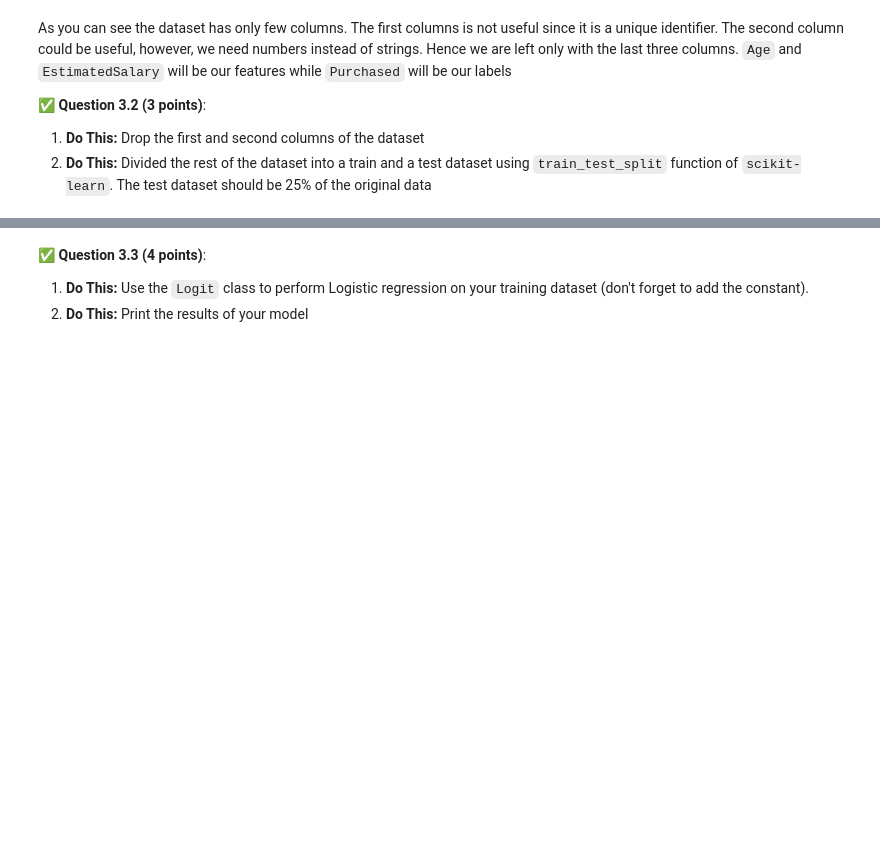
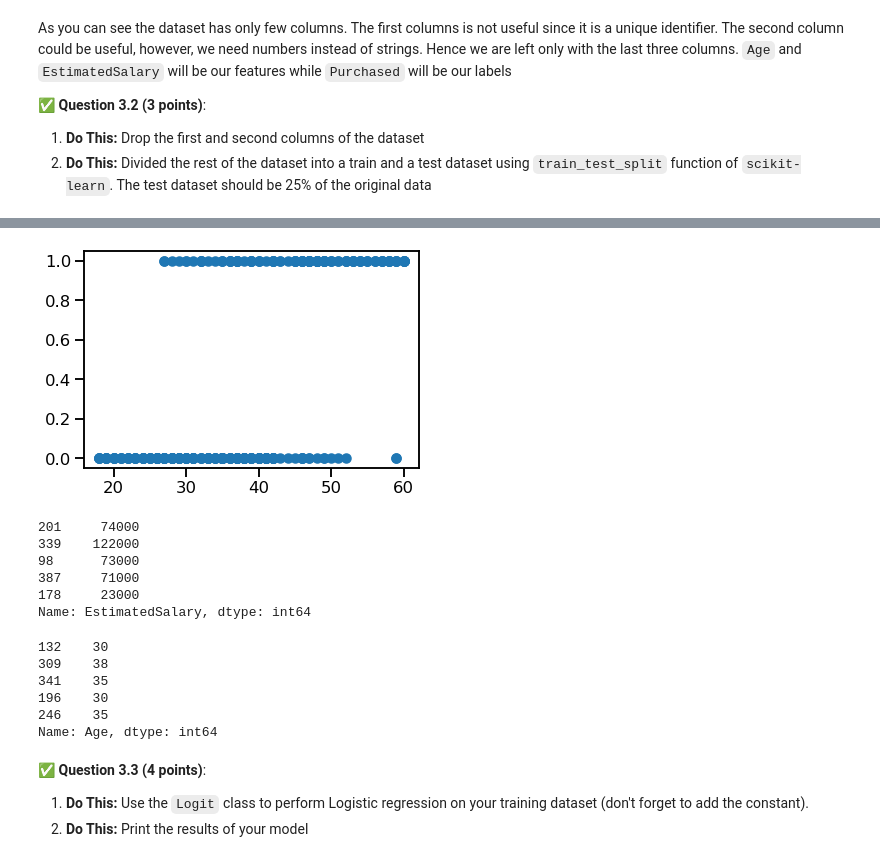
Before and after one commit to fdswry/cmse202-F22-turnin, a Jupyter notebook: hw-04/HW-04_Regression-Febri Daneswary.ipynb, the cells around one changed output, grey strips where cells are left out. Drawn from its saved outputs; the diff is of its cells as text; code cells hidden in the pictures; blank space fills up the shorter version.

```diff
--- a/hw-04/HW-04_Regression-Febri Daneswary.ipynb
+++ b/hw-04/HW-04_Regression-Febri Daneswary.ipynb
@@ -202,2 +304,5 @@ In this part of the homework, you will work with data from an unknown source. Ou
 # %%
 # Put your code for reading in the dataset here
+
+df = pd.read_csv('ads.csv', delimiter=',')
+df.head()
@@ -213,3 +341,31 @@ As you can see the dataset has only few columns. The first columns is not useful
+# %%
+from sklearn.model_selection import train_test_split
+
+features = ['Age','EstimatedSalary','Purchased']
+
+x_train, x_test, y_train, y_text = train_test_split(df['Age'], df['EstimatedSalary'], random_state=0, train_size=.25)
+plt.scatter(df['Age'], df['Purchased'])
+plt.show()
+# %% [output]
+[figure, added]
+# %%
+y_train.head()
+# %% [output]
+201     74000
+339    122000
+98      73000
+387     71000
+178     23000
+Name: EstimatedSalary, dtype: int64
+# %%
+x_test.head()
+# %% [output]
+132    30
+309    38
+341    35
+196    30
+246    35
+Name: Age, dtype: int64
 # %% [markdown]
 &#9989;  **Question 3.3 (4 points)**:
 
```
Also changed, not shown: parts of 39 cells of this notebook, 2 other files.
